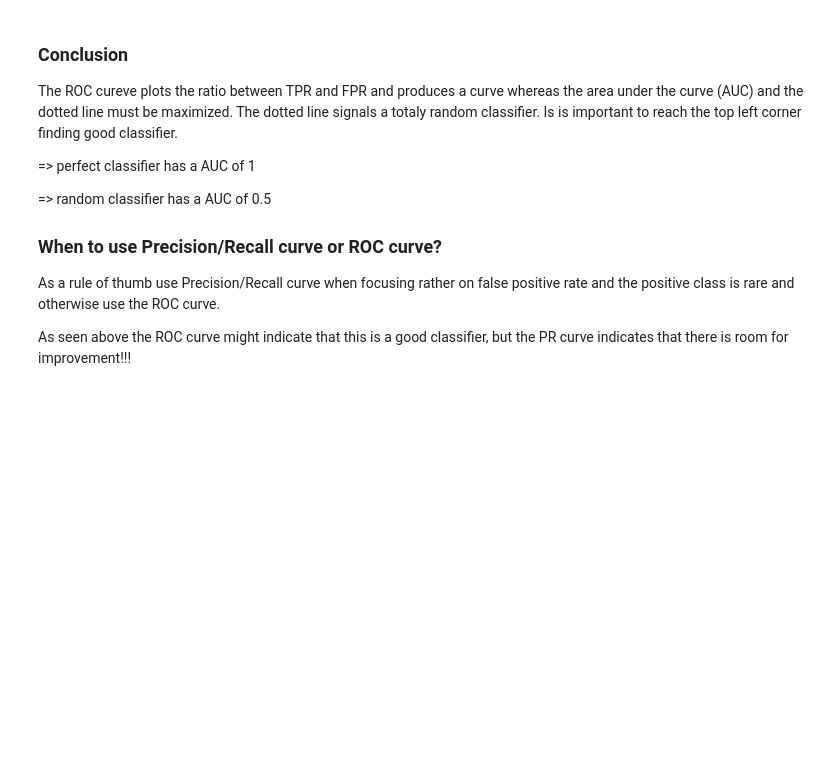
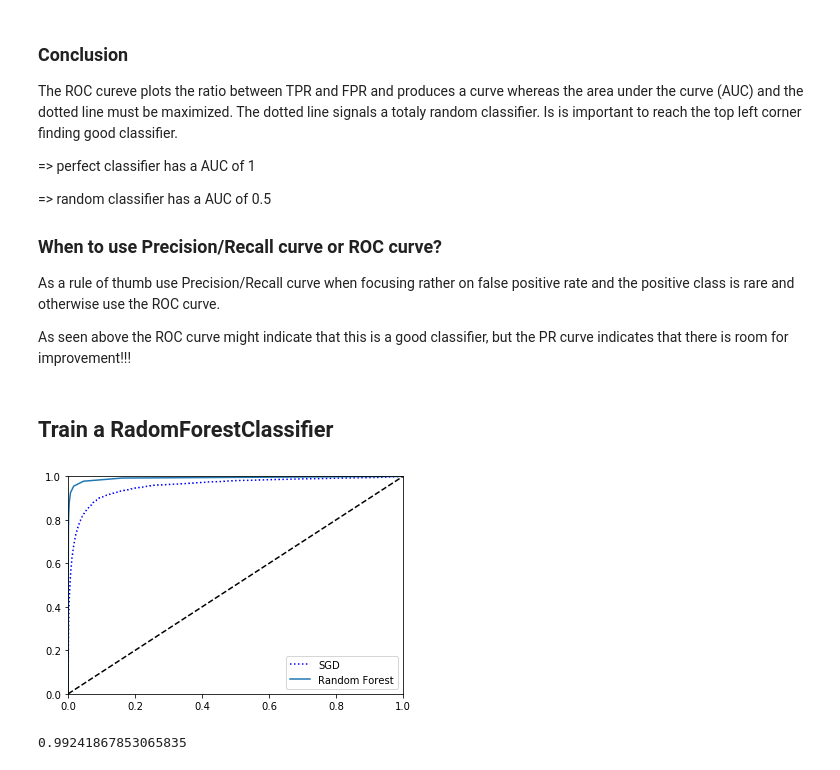
Before and after one commit to Xpitfire/handson-ml, a Jupyter notebook: 03_Exercise_MNIST_Classification.ipynb, the cells around one changed output. Saved outputs shown, nothing was run; the diff lists cells and outputs as text; code cells hidden in the pictures; blank space fills up the shorter version.

```diff
--- a/03_Exercise_MNIST_Classification.ipynb
+++ b/03_Exercise_MNIST_Classification.ipynb
@@ -338,3 +338,32 @@ The ROC cureve plots the ratio between TPR and FPR and produces a curve whereas
 As a rule of thumb use Precision/Recall curve when focusing rather on false positive rate and the positive class is rare and otherwise use the ROC curve.
 
 As seen above the ROC curve might indicate that this is a good classifier, but the PR curve indicates that there is room for improvement!!!
+# %% [markdown]
+## Train a RadomForestClassifier
+# %%
+# we are now trying to improve the Precision/Recall using a RandomForest classifier
+from sklearn.ensemble import RandomForestClassifier
+
+forest_clf = RandomForestClassifier(random_state=42)
+# some classifiers do not provide a decision_function method but a dict_proba method due to their type of
+# classification -> to use the dict_proba, we parametrize the cross_val_predict with its predict_proba parameter
+y_probas_forest = cross_val_predict(forest_clf, X_train, y_train_5, cv=3, method="predict_proba")
+# %%
+# to plot a ROC curve we need to transform the prbabilities to scores
+y_scores_forest = y_probas_forest[:, 1] # score = proba of positive class
+fpr_forest, tpr_forest, thresholds_forest = roc_curve(y_train_5, y_scores_forest)
+# %%
+# plot the ROC curve
+plt.plot(fpr, tpr, "b:", label="SGD")
+plt.plot(fpr_forest, tpr_forest, label="Random Forest")
+plt.plot([0, 1], [0, 1], 'k--')
+plt.axis([0, 1, 0, 1])
+plt.legend(loc="lower right")
+plt.show()
+# %% [output]
+[figure, added]
+# %%
+# see ROC AUC
+roc_auc_score(y_train_5, y_scores_forest)
+# %% [output]
+0.99241867853065835
```
Also changed, not shown: parts of 16 cells of this notebook, 4 other files.
